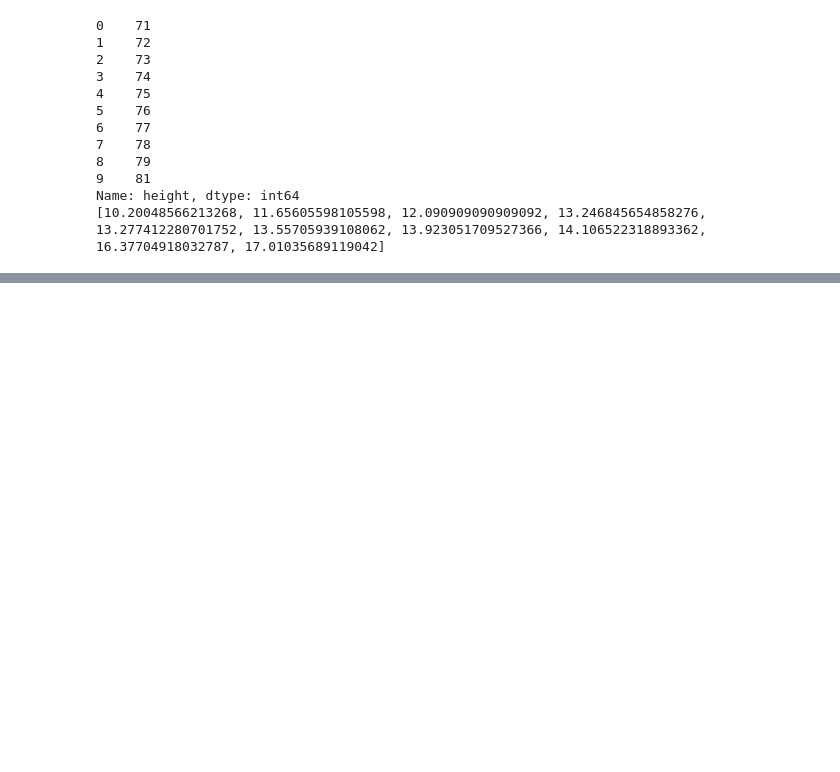
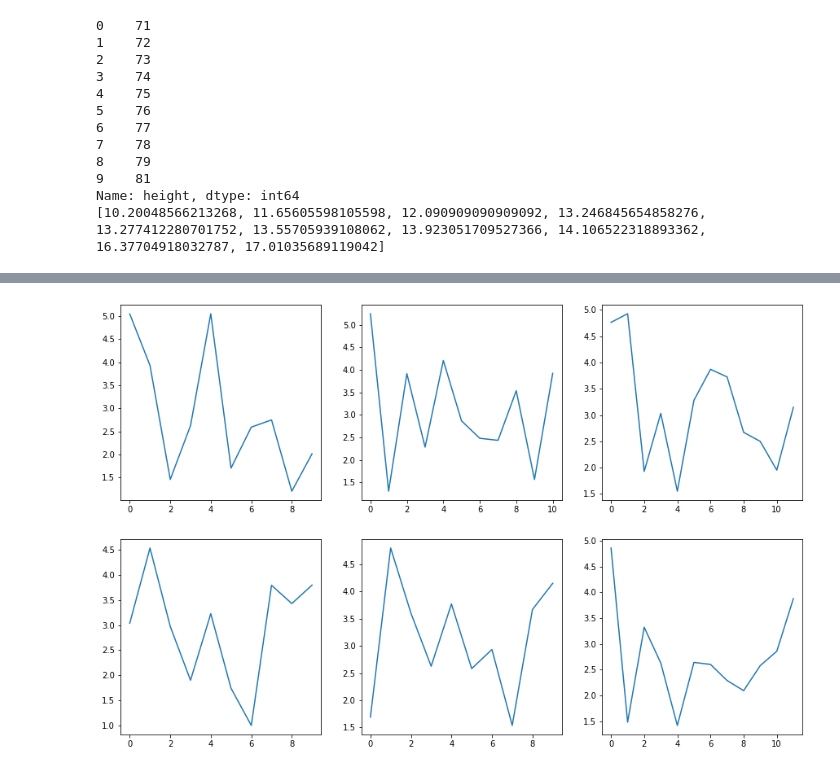
Before and after one commit to jake-garnier/COGS108Project, a Jupyter notebook: getData_anwar.ipynb, the cells around one changed output, grey strips where cells are left out. Saved outputs shown, nothing was run; the diff lists cells and outputs as text; code cells hidden in the pictures; blank space fills up the shorter version.

Commit message:
added weights

```diff
--- a/getData_anwar.ipynb
+++ b/getData_anwar.ipynb
@@ -639,0 +774,96 @@ Name: PTSPG, dtype: float64
+# %%
+#convert data frame into numpy array for caculation of total weights
+"""
+norm_points_2012
+norm_assist_2012
+norm_to_2012
+norm_def_2012
+norm_fg_2012
+norm_3point_2012
+
+"""
+norm_points_2012 = np.array(norm_points_2012)
+norm_assist_2012 = np.array(norm_assist_2012)
+norm_3point_2012 = np.array(norm_3point_2012)
+norm_fg_2012 = np.array(norm_fg_2012)
+norm_to_2012 = np.array(norm_to_2012)
+norm_def_2012 = np.array(norm_def_2012)
+
+norm_points_2013 = np.array(norm_points_2013)
+norm_assist_2013 = np.array(norm_assist_2013)
+norm_3point_2013 = np.array(norm_3point_2013)
+norm_fg_2013 = np.array(norm_fg_2013)
+norm_to_2013 = np.array(norm_to_2013)
+norm_def_2013 = np.array(norm_def_2013)
+
+norm_points_2014 = np.array(norm_points_2014)
+norm_assist_2014 = np.array(norm_assist_2014)
+norm_3point_2014 = np.array(norm_3point_2014)
+norm_fg_2014 = np.array(norm_fg_2014)
+norm_to_2014 = np.array(norm_to_2014)
+norm_def_2014 = np.array(norm_def_2014)
+
+norm_points_2015 = np.array(norm_points_2015)
+norm_assist_2015 = np.array(norm_assist_2015)
+norm_3point_2015 = np.array(norm_3point_2015)
+norm_fg_2015 = np.array(norm_fg_2015)
+norm_to_2015 = np.array(norm_to_2015)
+norm_def_2015 = np.array(norm_def_2015)
+
+norm_points_2016 = np.array(norm_points_2016)
+norm_assist_2016 = np.array(norm_assist_2016)
+norm_3point_2016 = np.array(norm_3point_2016)
+norm_fg_2016 = np.array(norm_fg_2016)
+norm_to_2016 = np.array(norm_to_2016)
+norm_def_2016 = np.array(norm_def_2016)
+
+norm_points_2017 = np.array(norm_points_2017)
+norm_assist_2017 = np.array(norm_assist_2017)
+norm_3point_2017 = np.array(norm_3point_2017)
+norm_fg_2017 = np.array(norm_fg_2017)
+norm_to_2017 = np.array(norm_to_2017)
+norm_def_2017 = np.array(norm_def_2017)
+
+
+weights = Weights(norm_points_2012,norm_assist_2012,norm_3point_2012,norm_fg_2012,norm_to_2012,norm_def_2012,std_2012)
+poop = weights.weight_calculation()
+
+weights2 = Weights(norm_points_2013,norm_assist_2013,norm_3point_2013,norm_fg_2013,norm_to_2013,norm_def_2013,std_2013)
+poop2 = weights2.weight_calculation()
+
+weights3 = Weights(norm_points_2014,norm_assist_2014,norm_3point_2014,norm_fg_2014,norm_to_2014,norm_def_2014,std_2014)
+poop3 = weights3.weight_calculation()
+
+weights4 = Weights(norm_points_2015,norm_assist_2015,norm_3point_2015,norm_fg_2015,norm_to_2015,norm_def_2015,std_2015)
+poop4 = weights4.weight_calculation()
+
+weights5 = Weights(norm_points_2016,norm_assist_2016,norm_3point_2016,norm_fg_2016,norm_to_2016,norm_def_2016,std_2016)
+poop5 = weights5.weight_calculation()
+
+weights6 = Weights(norm_points_2017,norm_assist_2017,norm_3point_2017,norm_fg_2017,norm_to_2017,norm_def_2017,std_2017)
+poop6 = weights6.weight_calculation()
+
+plt.figure(figsize = (15,15))
+plt.subplot(3,3,1)
+plt.plot(poop)
+
+plt.subplot(3,3,2)
+plt.plot(poop2)
+
+plt.subplot(3,3,3)
+plt.plot(poop3)
+
+plt.subplot(3,3,4)
+plt.plot(poop4)
+
+plt.subplot(3,3,5)
+plt.plot(poop5)
+
+plt.subplot(3,3,6)
+plt.plot(poop6)
+
+
+
+plt.show()
+# %% [output]
+[figure, added]
```
Also changed, not shown: parts of 23 cells of this notebook.
